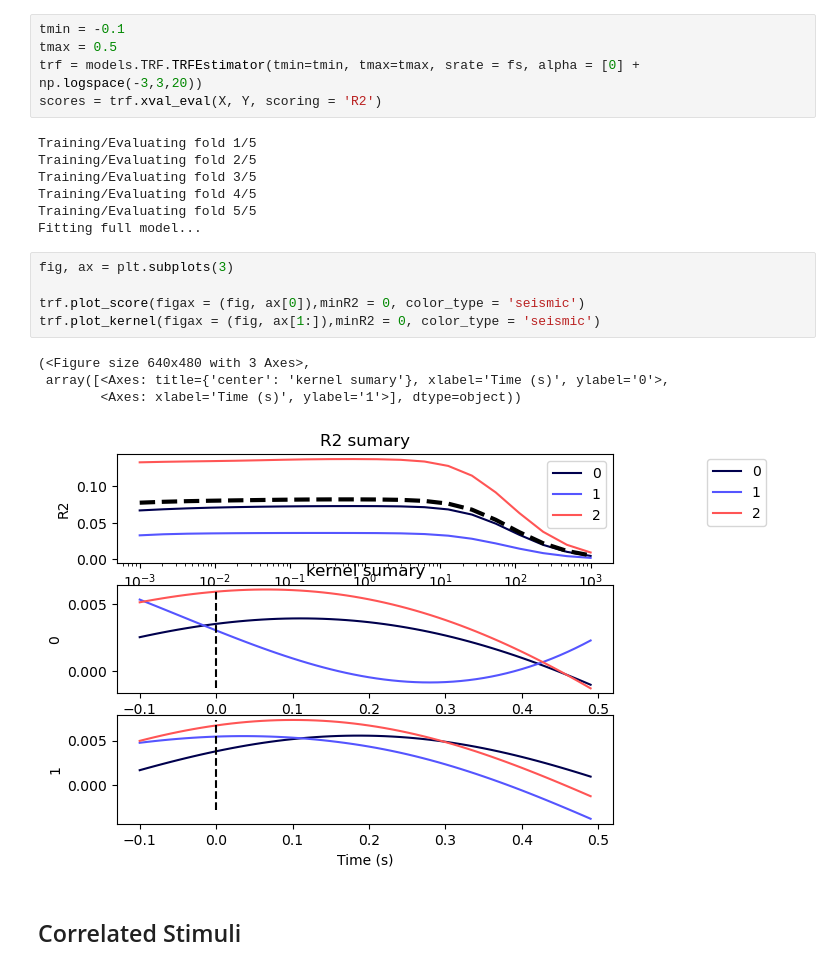
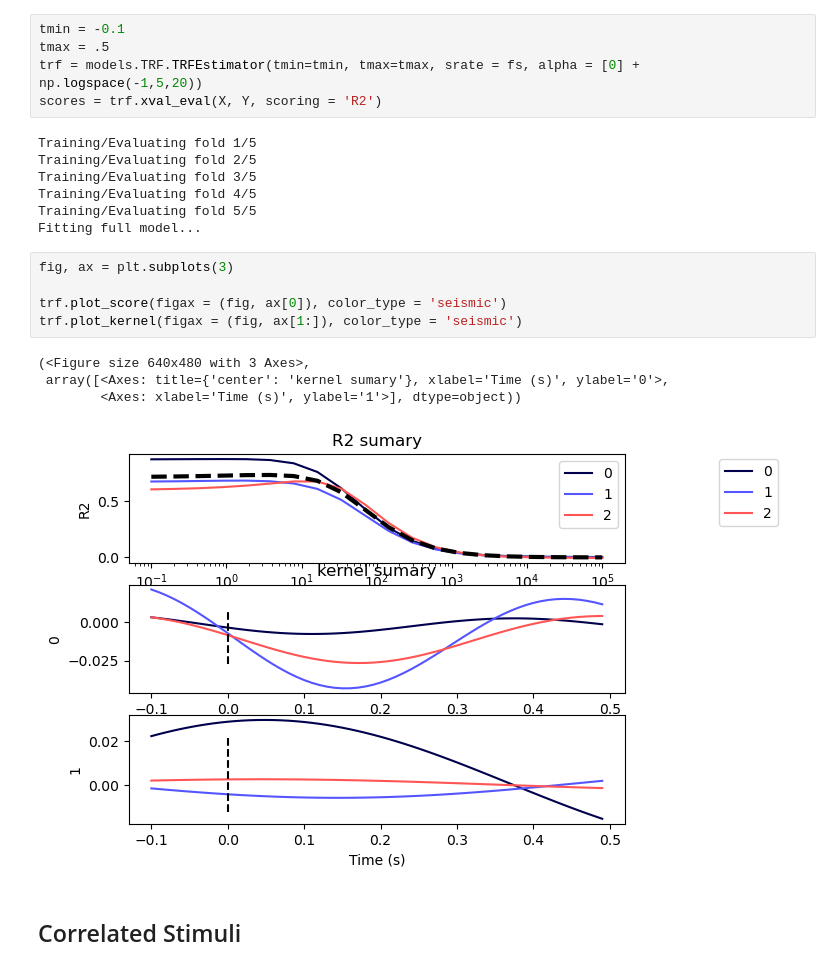
Before and after one commit to phg17/sPyEEG, a Jupyter notebook: demos/trf_forward_example.ipynb, the cells around one changed output. Cells and saved outputs as stored; diff of their text form.

```diff
--- a/demos/trf_forward_example.ipynb
+++ b/demos/trf_forward_example.ipynb
@@ -203,8 +190,8 @@ fig.tight_layout()
 ## Multivariate Analysis
 # %%
 tmin = -0.1
-tmax = 0.5
-trf = models.TRF.TRFEstimator(tmin=tmin, tmax=tmax, srate = fs, alpha = [0] + np.logspace(-3,3,20))
+tmax = .5
+trf = models.TRF.TRFEstimator(tmin=tmin, tmax=tmax, srate = fs, alpha = [0] + np.logspace(-1,5,20))
 scores = trf.xval_eval(X, Y, scoring = 'R2')
 # %% [output]
 Training/Evaluating fold 1/5
@@ -216,13 +203,13 @@ Fitting full model...
 # %%
 fig, ax = plt.subplots(3)
 
-trf.plot_score(figax = (fig, ax[0]),minR2 = 0, color_type = 'seismic')
-trf.plot_kernel(figax = (fig, ax[1:]),minR2 = 0, color_type = 'seismic')
+trf.plot_score(figax = (fig, ax[0]), color_type = 'seismic')
+trf.plot_kernel(figax = (fig, ax[1:]), color_type = 'seismic')
 # %% [output]
 (<Figure size 640x480 with 3 Axes>,
  array([<Axes: title={'center': 'kernel sumary'}, xlabel='Time (s)', ylabel='0'>,
         <Axes: xlabel='Time (s)', ylabel='1'>], dtype=object))
-[figure, old version]
+[figure, new version]
 # %% [markdown]
 ## Correlated Stimuli
 # %%
```
Also changed, not shown: parts of 24 cells of this notebook, 3 other files.
